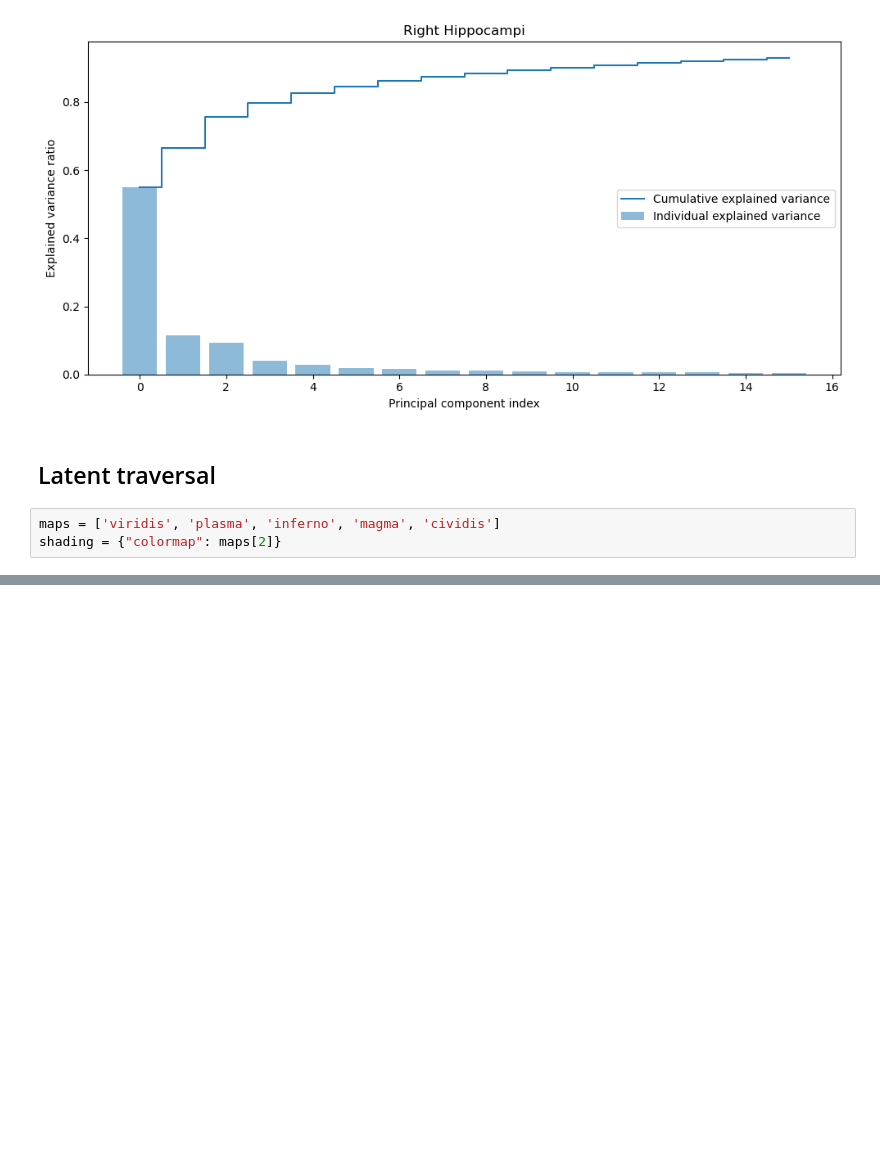
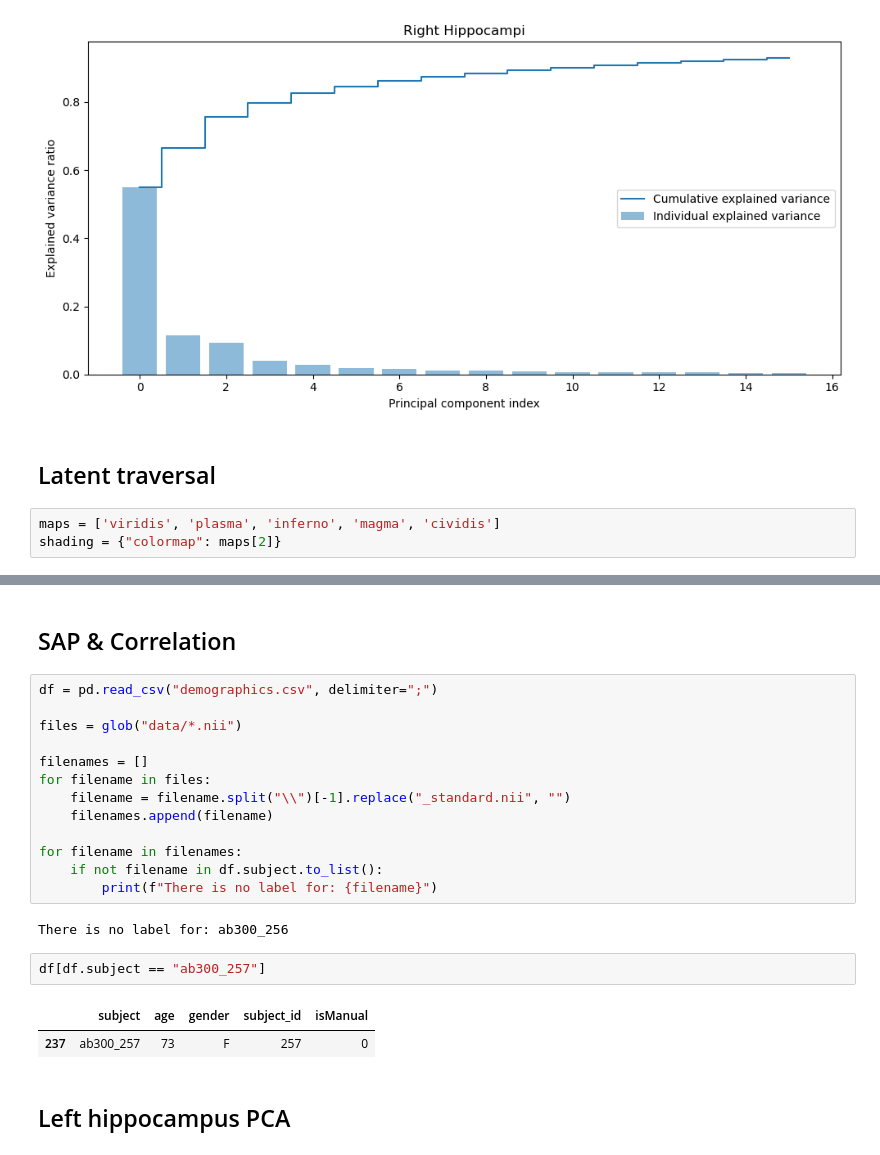
Before and after one commit to hannesk95/ExplainingAnatomicalShapeVariability, a Jupyter notebook: src/ShapeWorks/pca.ipynb, the cells around one changed output, grey strips where cells are left out. Drawn from its saved outputs; the diff is of its cells as text; blank space fills up the shorter version.

```diff
--- a/src/ShapeWorks/pca.ipynb
+++ b/src/ShapeWorks/pca.ipynb
@@ -177,0 +180,24 @@ interactive(children=(FloatSlider(value=-54.94605193648047, description='z0', ma
+# %% [markdown]
+## SAP & Correlation
+# %%
+df = pd.read_csv("demographics.csv", delimiter=";")
+
+files = glob("data/*.nii")
+
+filenames = []
+for filename in files:
+    filename = filename.split("\\")[-1].replace("_standard.nii", "")
+    filenames.append(filename)
+
+for filename in filenames:
+    if not filename in df.subject.to_list():
+        print(f"There is no label for: {filename}")
+# %% [output]
+There is no label for: ab300_256
+# %%
+df[df.subject == "ab300_257"]
+# %% [output]
+|  | subject | age | gender | subject_id | isManual |
+| 237 | ab300_257 | 73 | F | 257 | 0 |
+# %% [markdown]
+## Left hippocampus PCA
```
Also changed, not shown: parts of 5 cells of this notebook.
